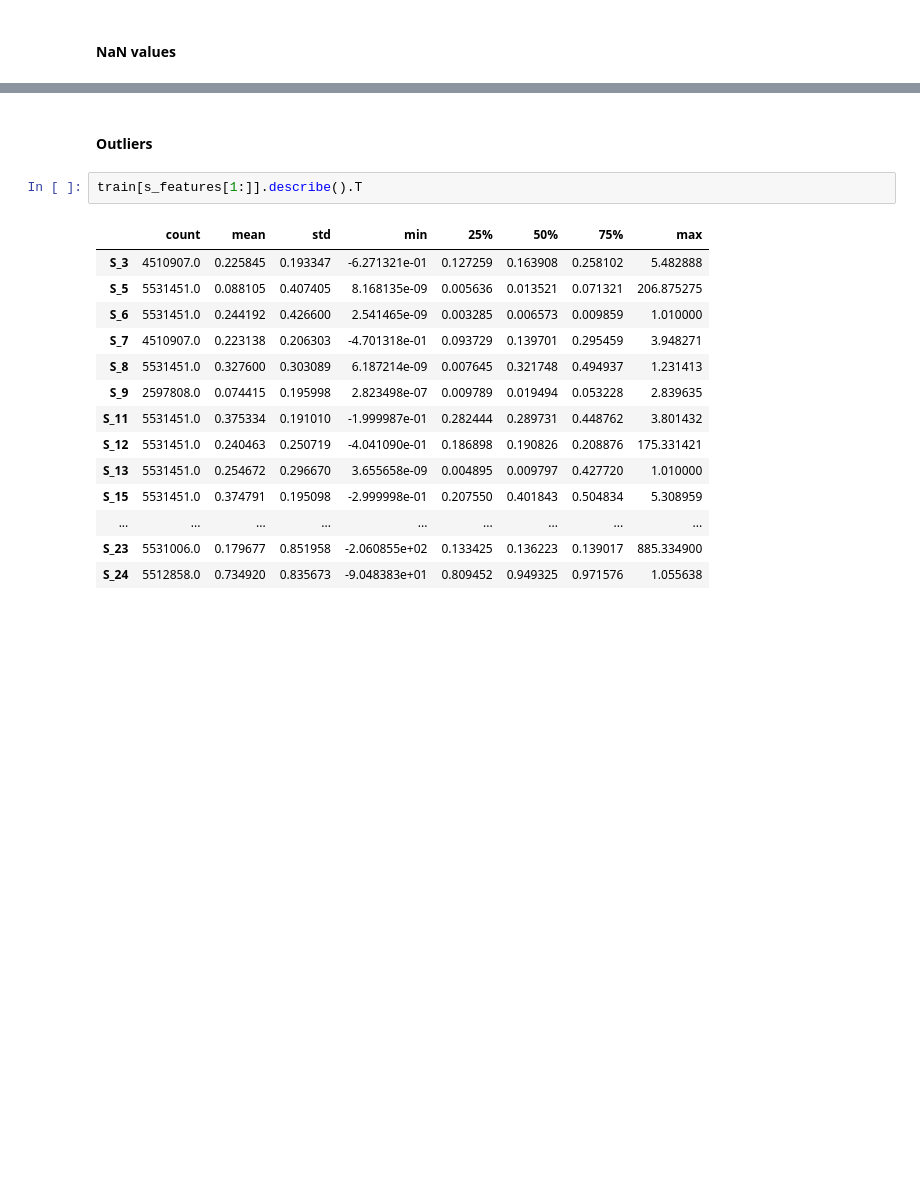
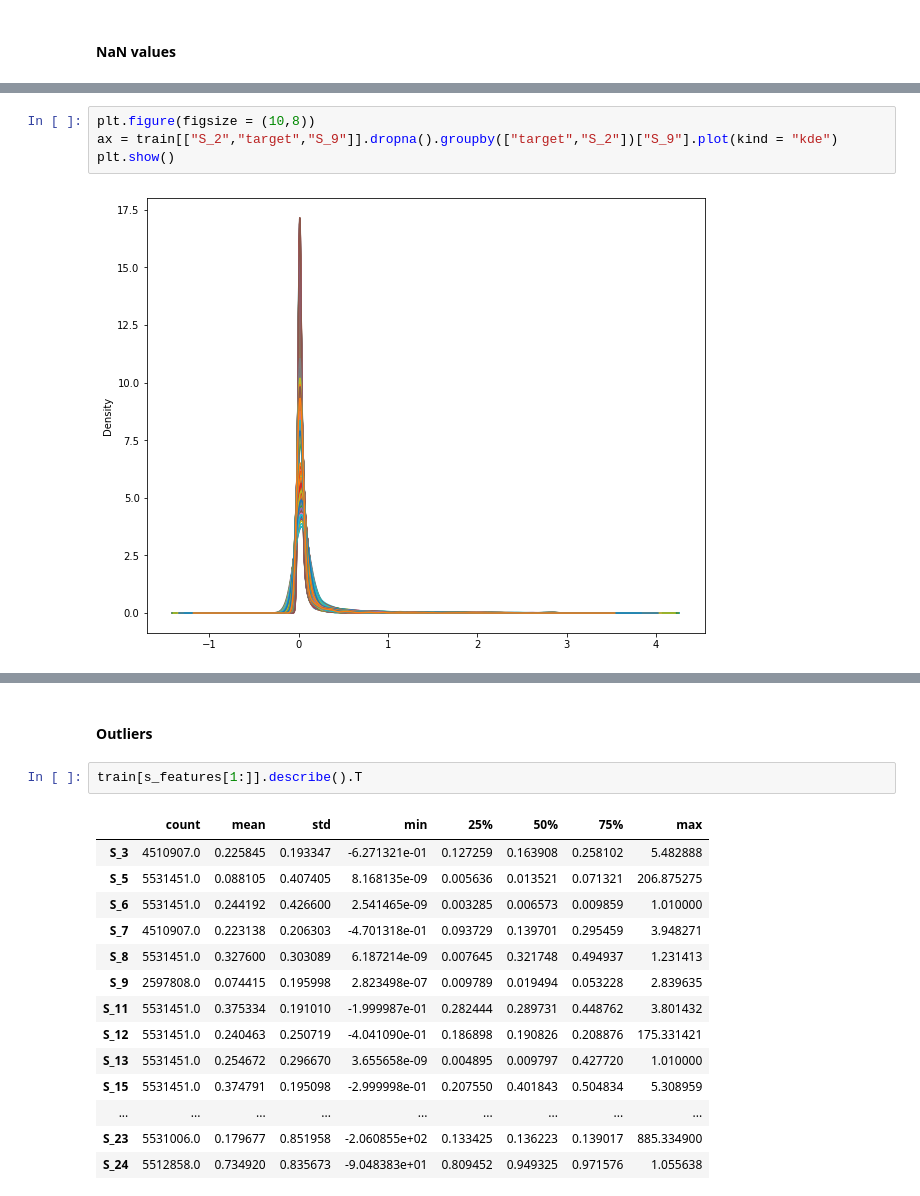
Before and after one commit to bereamanuel/AMEX-default-prediction, a Jupyter notebook: amex-eda.ipynb, the cells around one changed output, grey strips where cells are left out. Cells and saved outputs as stored; diff of their text form; blank space fills up the shorter version.

```diff
--- a/amex-eda.ipynb
+++ b/amex-eda.ipynb
@@ -230,0 +305,6 @@ nansFeatPerc(s_features[1:])
+# %%
+plt.figure(figsize = (10,8))
+ax = train[["S_2","target","S_9"]].dropna().groupby(["target","S_2"])["S_9"].plot(kind = "kde")
+plt.show()
+# %% [output]
+[figure, added]
```
Also changed, not shown: parts of 23 cells of this notebook.
